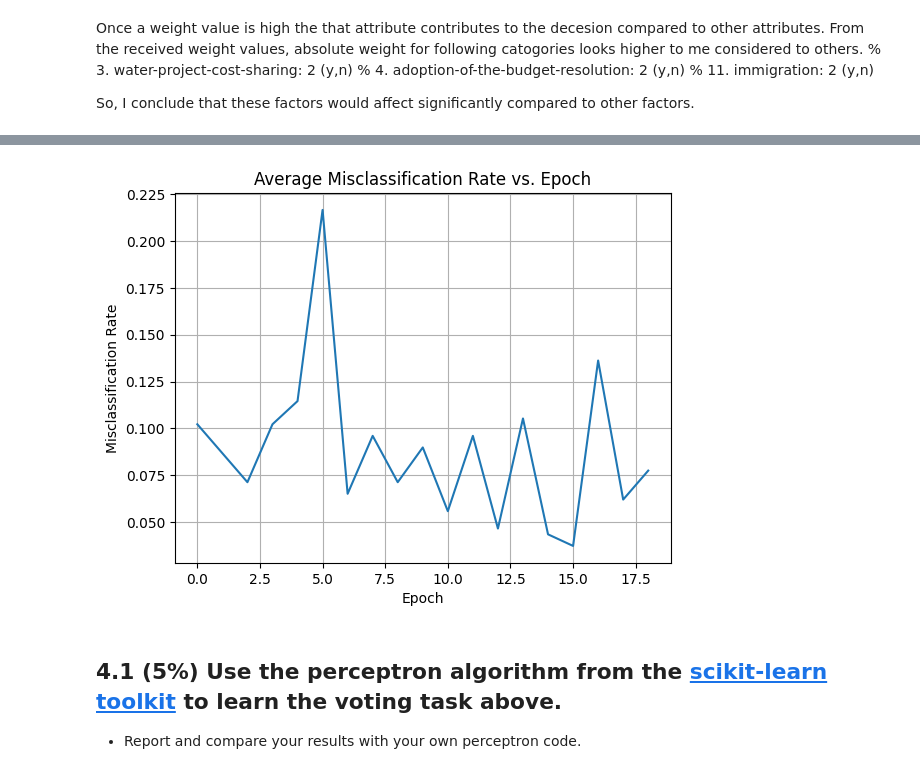
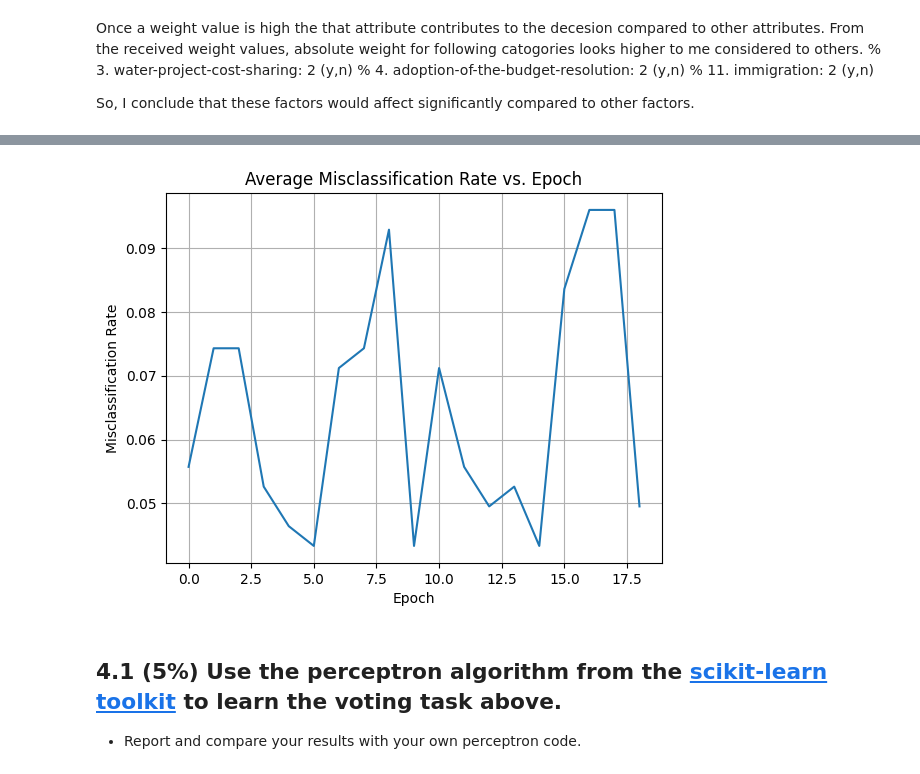
Before and after one commit to kavindukk/CS_472, a Jupyter notebook: Perceptron_Lab/lab_1_perceptron.ipynb, the cells around one changed output, grey strips where cells are left out. Saved outputs shown, nothing was run; the diff lists cells and outputs as text; code cells hidden in the pictures.

```diff
--- a/Perceptron_Lab/lab_1_perceptron.ipynb
+++ b/Perceptron_Lab/lab_1_perceptron.ipynb
@@ -374,29 +370,29 @@ So, I conclude that these factors would affect significantly compared to other f
 # %%
 # Graph here
 error = list()
 for i in range(1,20):
     xTrain, xEval = split_data(X, percentage=0.3)
-    A = PerceptronClassifier(lr=0.1, shuffle=False, epochs=i)
+    A = PerceptronClassifier(lr=0.1, shuffle=True, epochs=None)
     acc = A.fit(X=xTrain[:,:-1], y=xTrain[:,-1]).score(xEval[:,:-1],xEval[:,-1])
 #     acc = A.fit(X=xTrain[:,:-1], y=xTrain[:,-1]).score(xTrain[:,:-1],xTrain[:,-1])
     error.append(1 - acc)
 
 def plot_misclassification(avg_misclassification_rate):
     """
         Plots the average misclassification rate
     Args:
         avg_misclassification_rate (array-like): A 1D array or list
     """
     plt.plot(np.arange(len(avg_misclassification_rate)), avg_misclassification_rate)
     plt.title("Average Misclassification Rate vs. Epoch")
     plt.xlabel("Epoch")
     plt.ylabel("Misclassification Rate")
     plt.grid()
     plt.show()
 
 plot_misclassification(error)
 # %% [output]
-[figure, old version]
+[figure, new version]
 # %% [markdown]
 ## 4.1 (5%) Use the perceptron algorithm from the [scikit-learn toolkit](https://scikit-learn.org/stable/modules/generated/sklearn.linear_model.Perceptron.html) to learn the voting task above.
 - Report and compare your results with your own perceptron code.
```
Also changed, not shown: parts of 7 cells of this notebook, 1 other file.
